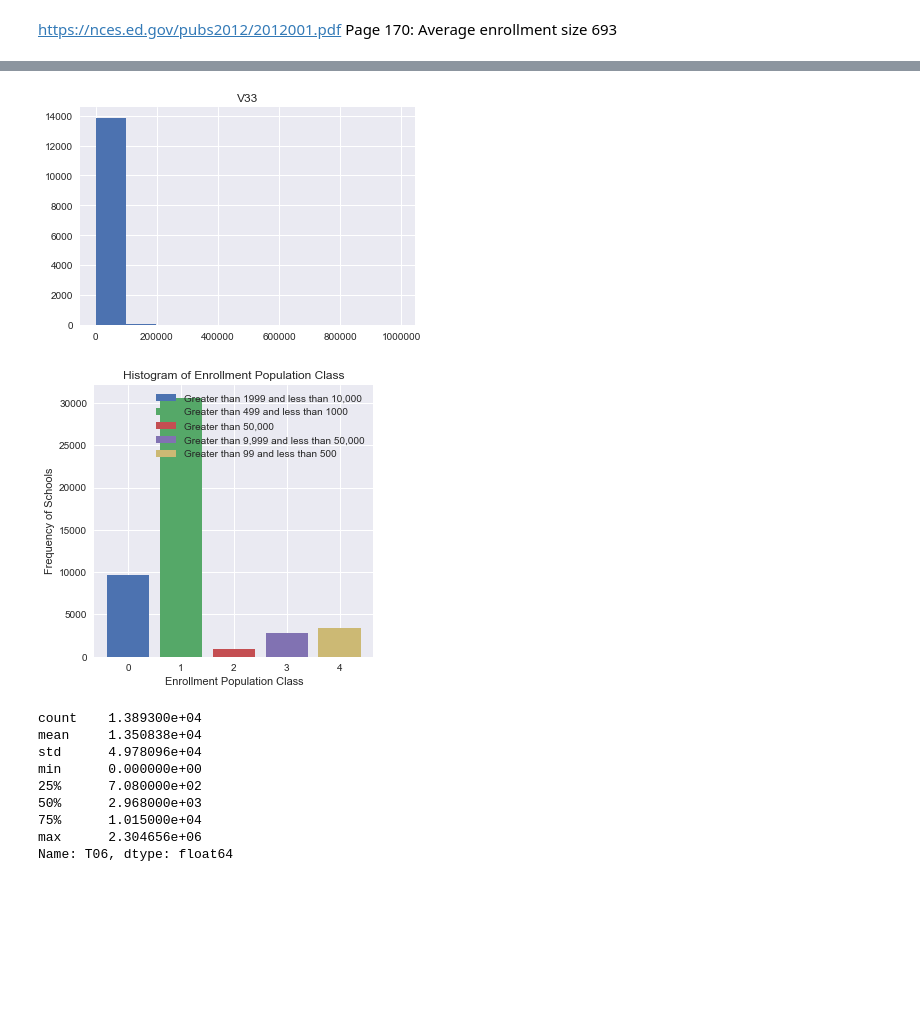
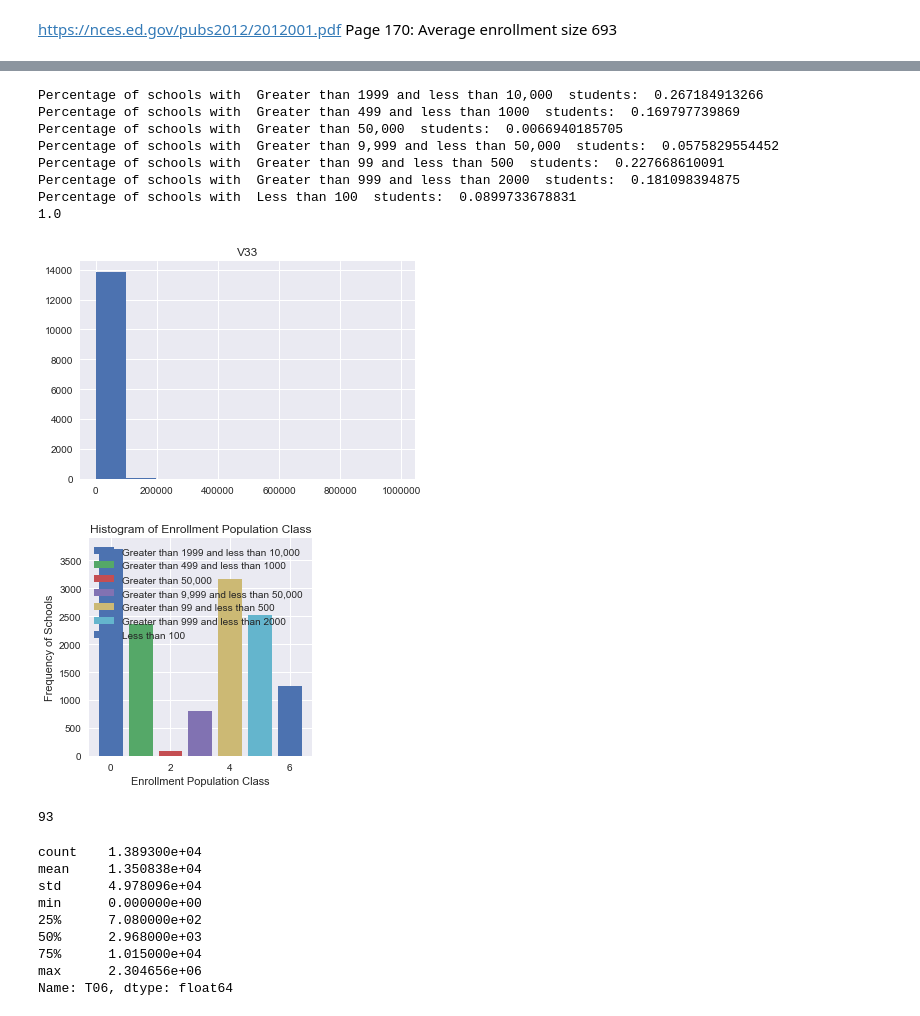
Before and after one commit to ValarDragon/DSD_Project1, a Jupyter notebook: Project_Dev_01-Copy1.ipynb, the cells around one changed output, grey strips where cells are left out. Cells and saved outputs as stored; diff of their text form; code cells hidden in the pictures; blank space fills up the shorter version.

```diff
--- a/Project_Dev_01-Copy1.ipynb
+++ b/Project_Dev_01-Copy1.ipynb
@@ -145,2 +175,2 @@ df_pop_mean = df.groupby(df["Enrollment Size Class"]).mean()
 # %%
-df_pop_sum = df.sort_values("V33", ascending=True).groupby(df["Enrollment Size Class"]).sum()
+df_pop_count= df.sort_values("V33", ascending=True).groupby(df["Enrollment Size Class"]).count()
@@ -147,20 +201,40 @@ df_pop_sum = df.sort_values("V33", ascending=True).groupby(df["Enrollment Size C
+# %%
+percentage_sum = 0
+for i in range(0,7):
+    print("Percentage of schools with " ,list(df_pop_sum.index)[i], " students: ", df_pop_count["Enrollment Size Class"][i]/df.shape[0])
+    percentage_sum += df_pop_count["Enrollment Size Class"][i]/df.shape[0]
+
+print(percentage_sum)
+# %% [output]
+Percentage of schools with  Greater than 1999 and less than 10,000  students:  0.267184913266
+Percentage of schools with  Greater than 499 and less than 1000  students:  0.169797739869
+Percentage of schools with  Greater than 50,000  students:  0.0066940185705
+Percentage of schools with  Greater than 9,999 and less than 50,000  students:  0.0575829554452
+Percentage of schools with  Greater than 99 and less than 500  students:  0.227668610091
+Percentage of schools with  Greater than 999 and less than 2000  students:  0.181098394875
+Percentage of schools with  Less than 100  students:  0.0899733678831
+1.0
 # %%
-plt.figure(figsize=(5,5))
+plt.figure(figsize=(4,4))
 
 
 plt.xlabel('Enrollment Population Class')
 plt.ylabel('Frequency of Schools')
 plt.title('Histogram of Enrollment Population Class')
 
 
-for i in range(0,5):
-    plt.bar(i, df["V33"][i], label = list(df_pop_sum.index)[i])
+for i in range(0,7):
+    plt.bar(i, df_pop_count["Enrollment Size Class"][i], label = list(df_pop_sum.index)[i])
 plt.legend()
 plt.show()
 plt.close()
 # %% [output]
 [figure]
-[figure, old version]
+[figure, new version]
+# %%
+print(df[df["Enrollment Size Class"] == "Greater than 50,000"].count()[0])
+# %% [output]
+93
 # %%
 # It may be intresting to see if instructional spending differs about the different school sizes
 # "" Federal aid towards disadvantaged students, students with disabilities, and math and teacher quality
```
Also changed, not shown: parts of 25 cells of this notebook, 1 other file.
